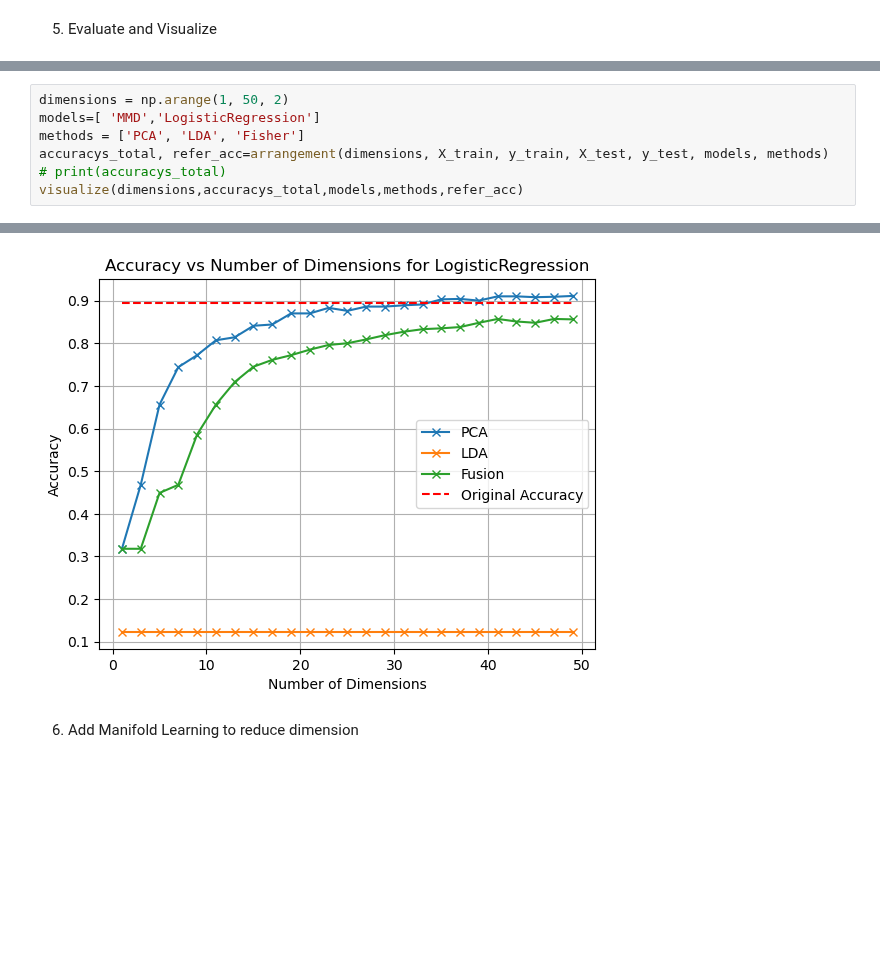
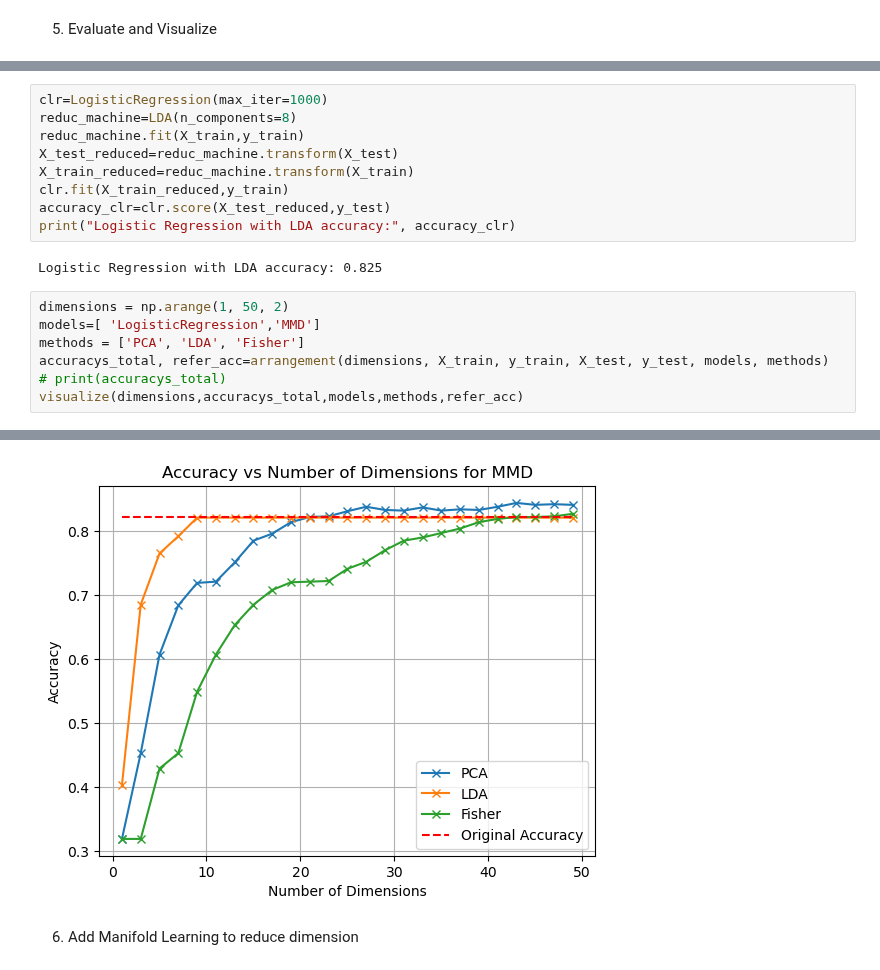
Before and after one commit to yzmyyds/NTU_EE6222, a Jupyter notebook: Assignments/Assignment_1/Implement.ipynb, the cells around one changed output, grey strips where cells are left out. Saved outputs shown, nothing was run; the diff lists cells and outputs as text; blank space fills up the shorter version.

```diff
--- a/Assignments/Assignment_1/Implement.ipynb
+++ b/Assignments/Assignment_1/Implement.ipynb
@@ -300,7 +311,18 @@ def visualize(dimensions,accuracys,models,methods,refer_acc):
         plt.show()
+# %%
+clr=LogisticRegression(max_iter=1000)
+reduc_machine=LDA(n_components=8)
+reduc_machine.fit(X_train,y_train)
+X_test_reduced=reduc_machine.transform(X_test)
+X_train_reduced=reduc_machine.transform(X_train)
+clr.fit(X_train_reduced,y_train)
+accuracy_clr=clr.score(X_test_reduced,y_test)
+print("Logistic Regression with LDA accuracy:", accuracy_clr)
+# %% [output]
+Logistic Regression with LDA accuracy: 0.825
 # %%
 dimensions = np.arange(1, 50, 2)
-models=[ 'MMD','LogisticRegression']
+models=[ 'LogisticRegression','MMD']
 methods = ['PCA', 'LDA', 'Fisher']
 accuracys_total, refer_acc=arrangement(dimensions, X_train, y_train, X_test, y_test, models, methods)
 # print(accuracys_total)
@@ -310,4 +332,4 @@ visualize(dimensions,accuracys_total,models,methods,refer_acc)
-[figure, old version]
+[figure, new version]
 # %% [markdown]
 6. Add Manifold Learning to reduce dimension
 # %%
```
Also changed, not shown: parts of 5 cells of this notebook.
